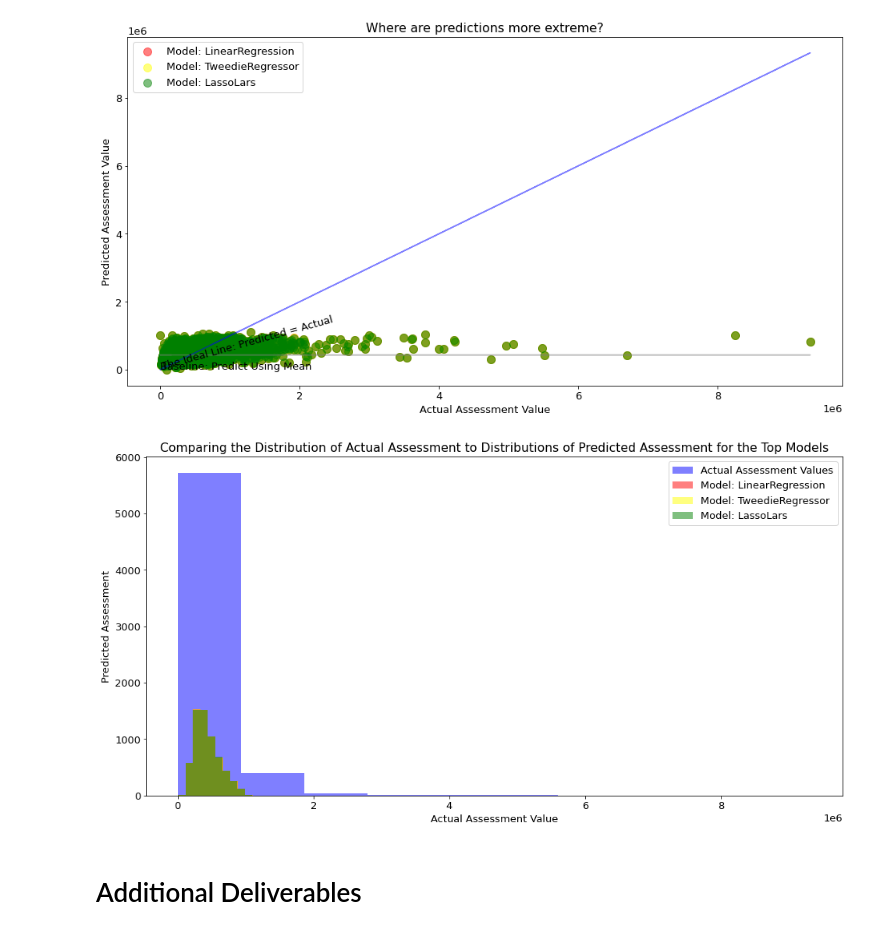
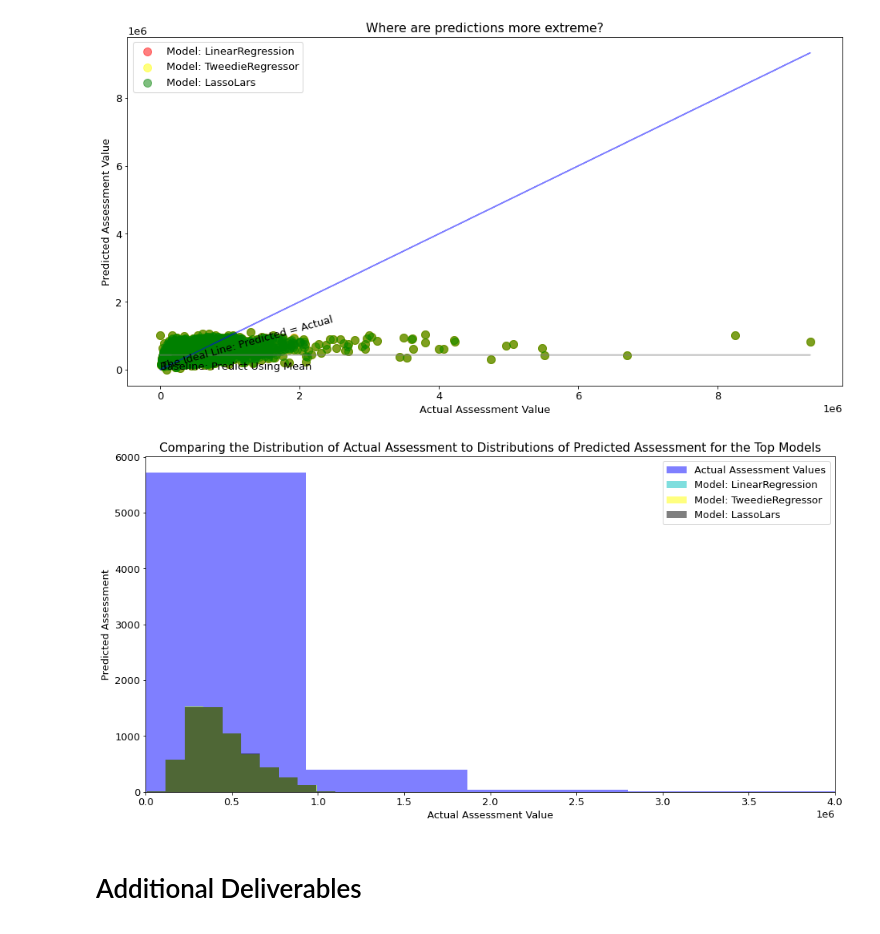
Before and after one commit to LinhQuach13/zillow_regression_project, a Jupyter notebook: zillow_workbook.ipynb, the cells around one changed output. Cells and saved outputs as stored; diff of their text form; code cells hidden in the pictures.

```diff
--- a/zillow_workbook.ipynb
+++ b/zillow_workbook.ipynb
@@ -340,5 +405,5 @@ def split_zillow(df, target):
 # %%
-train, validate, test, X_train, y_train, X_validate, y_validate, X_test, y_test= split_zillow(zillow_df, 'taxvaluedollarcnt')
+train, validate, test, X_train, y_train, X_validate, y_validate, X_test, y_test= prepare.split_zillow(zillow_df, 'taxvaluedollarcnt')
 # %%
 y_train.head()
 # %% [output]
@@ -440,6 +505,6 @@ def min_max_scaler(X_train, X_validate, X_test, numeric_cols):
 # %%
 #using function
-X_train_scaled, X_validate_scaled, X_test_scaled= min_max_scaler(X_train, X_validate, X_test, numeric_cols)
+X_train_scaled, X_validate_scaled, X_test_scaled= prepare.min_max_scaler(X_train, X_validate, X_test, numeric_cols)
 # %%
 #looking at shape for each scaled dataset
 X_train_scaled.shape, X_validate_scaled.shape, X_test_scaled.shape
@@ -913,17 +988,18 @@ plt.show()
 # %%
 # plot to visualize actual vs predicted.
 plt.figure(figsize=(16,8))
 plt.hist(y_validate.actual, color='blue', alpha=.5, label="Actual Assessment Values")
-plt.hist(y_validate.appraised_value_pred_lr, color='red', alpha=.5, label="Model: LinearRegression")
+plt.hist(y_validate.appraised_value_pred_lr, color='c', alpha=.5, label="Model: LinearRegression")
 plt.hist(y_validate.appraised_value_pred_glm, color='yellow', alpha=.5, label="Model: TweedieRegressor")
-plt.hist(y_validate.appraised_value_pred_lars, color='green', alpha=.5, label="Model: LassoLars")
+plt.hist(y_validate.appraised_value_pred_lars, color='black', alpha=.5, label="Model: LassoLars")
 plt.xlabel("Actual Assessment Value")
 plt.ylabel("Predicted Assessment")
 plt.title("Comparing the Distribution of Actual Assessment to Distributions of Predicted Assessment for the Top Models")
+plt.xlim(0, 4000000)
 plt.legend()
 plt.show()
 # %% [output]
-[figure, old version]
+[figure, new version]
 # %% [markdown]
 # Additional Deliverables
 # %%
```
Also changed, not shown: parts of 20 cells of this notebook.
